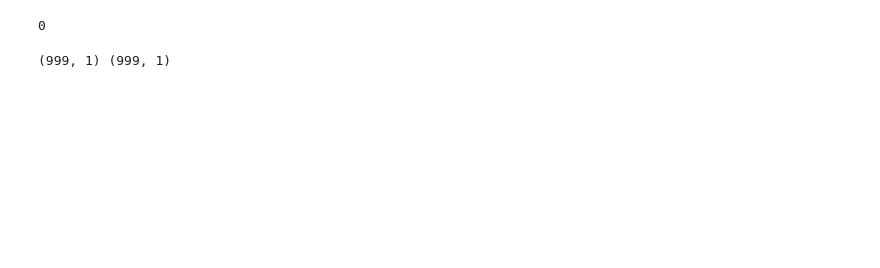
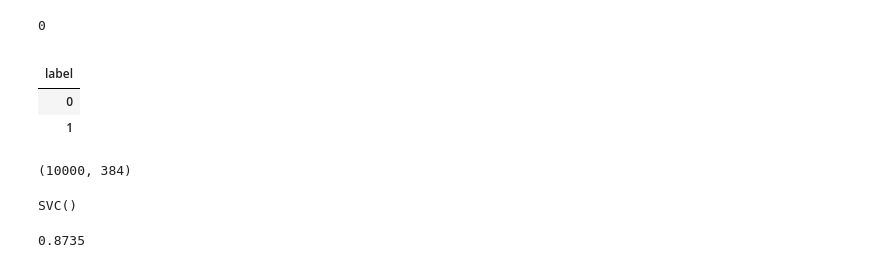
Before and after one commit to batman0911/eabdt, a Jupyter notebook: python/validation.ipynb, the cells around one changed output. Drawn from its saved outputs; the diff is of its cells as text; code cells hidden in the pictures; blank space fills up the shorter version.

```diff
--- a/python/validation.ipynb
+++ b/python/validation.ipynb
@@ -51,4 +37,0 @@ y0 = pd.read_csv('../data/raw/All_Beauty/y_0.csv')
-# %%
-print(X0.shape, y0.shape)
-# %% [output]
-(999, 1) (999, 1)
@@ -60,0 +38,18 @@ print(X0.shape, y0.shape)
+# %%
+folder_y = '/home/linhnm/msc_code/big_data_mining/eabdt/data/raw/mix/training_set'
+folder_X = '/home/linhnm/msc_code/big_data_mining/eabdt/data/vectorize/mix/training_set'
+from_batch = 0
+to_batch = 10
+y = util.load_label(folder_y, from_batch, to_batch)
+X = util.load_vector(folder_X, from_batch, to_batch)
+# %%
+y.groupby('label').mean()
+# %% [output]
+|  |
+| label |
+| 0 |
+| 1 |
+# %%
+X.shape
+# %% [output]
+(10000, 384)
@@ -60,0 +58,9 @@ print(X0.shape, y0.shape)
+# %%
+clf_svm = svm.SVC()
+clf_svm.fit(X_train, y_train)
+# %% [output]
+SVC()
+# %%
+clf_svm.score(X_test, y_test)
+# %% [output]
+0.8735
```
Also changed, not shown: parts of 7 cells of this notebook, 4 other files.
